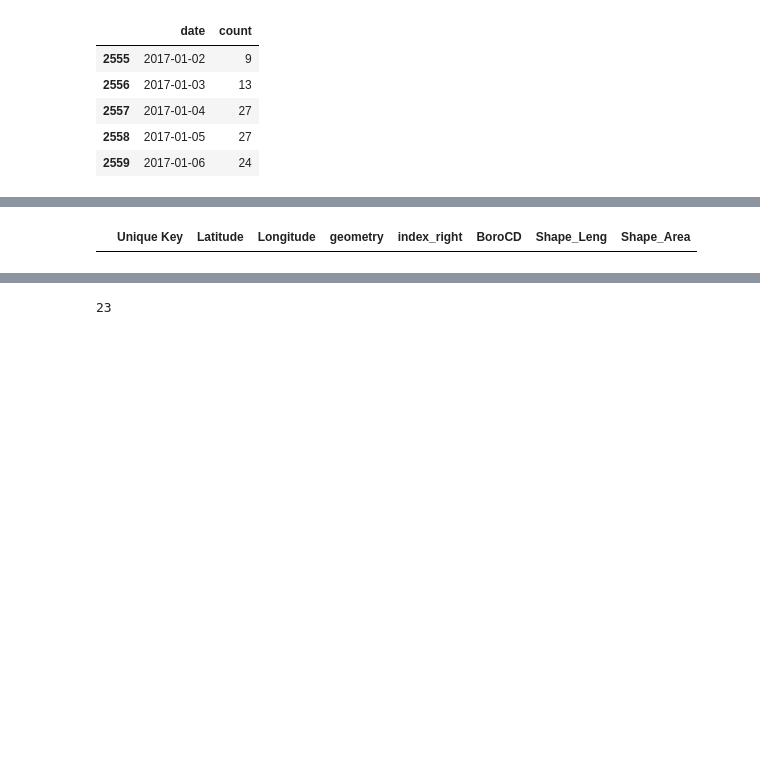
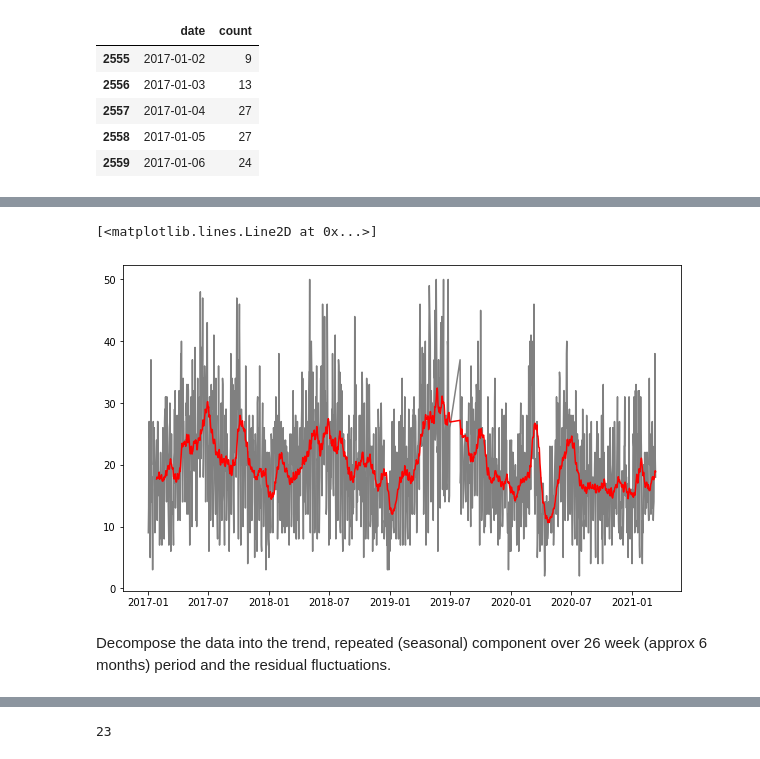
Before and after one commit to amaqals/CUSP2021ADS-Team, a Jupyter notebook: TimeSeriesAnalysis.ipynb, the cells around one changed output, grey strips where cells are left out. Drawn from its saved outputs; the diff is of its cells as text; code cells hidden in the pictures; blank space fills up the shorter version.

```diff
--- a/TimeSeriesAnalysis.ipynb
+++ b/TimeSeriesAnalysis.ipynb
@@ -224,8 +165,10 @@ complaints_311.head()
-# %%
-joined_complaints = gpd.sjoin(gdf, cd, op='intersects', how='inner')
-#you can stop here i just ran the bit below to check if it works
-#test = joined_complaints.groupby('BoroCD')['Unique Key'].count().reset_index() #just a random df to test if this works
-#test.head()
-joined_complaints.head()
-# %% [output]
-|  | Unique Key | Latitude | Longitude | geometry | index_right | BoroCD | Shape_Leng | Shape_Area |
+# %%
+#plot the data along with the seasonal(bi-annual)moving average
+plt.figure(figsize = (10,6))
+plt.plot(complaintsDaily_current['date'],complaintsDaily_current['count'], color = 'gray')
+plt.plot(complaintsDaily_current['date'],complaintsDaily_current['count'].rolling(window = 26).mean(), color = 'red')
+# %% [output]
+[<matplotlib.lines.Line2D at 0x...>]
+[figure, added]
+# %% [markdown]
+Decompose the data into the trend, repeated (seasonal) component over 26 week (approx 6 months) period and the residual fluctuations.
```
Also changed, not shown: parts of 38 cells of this notebook.
